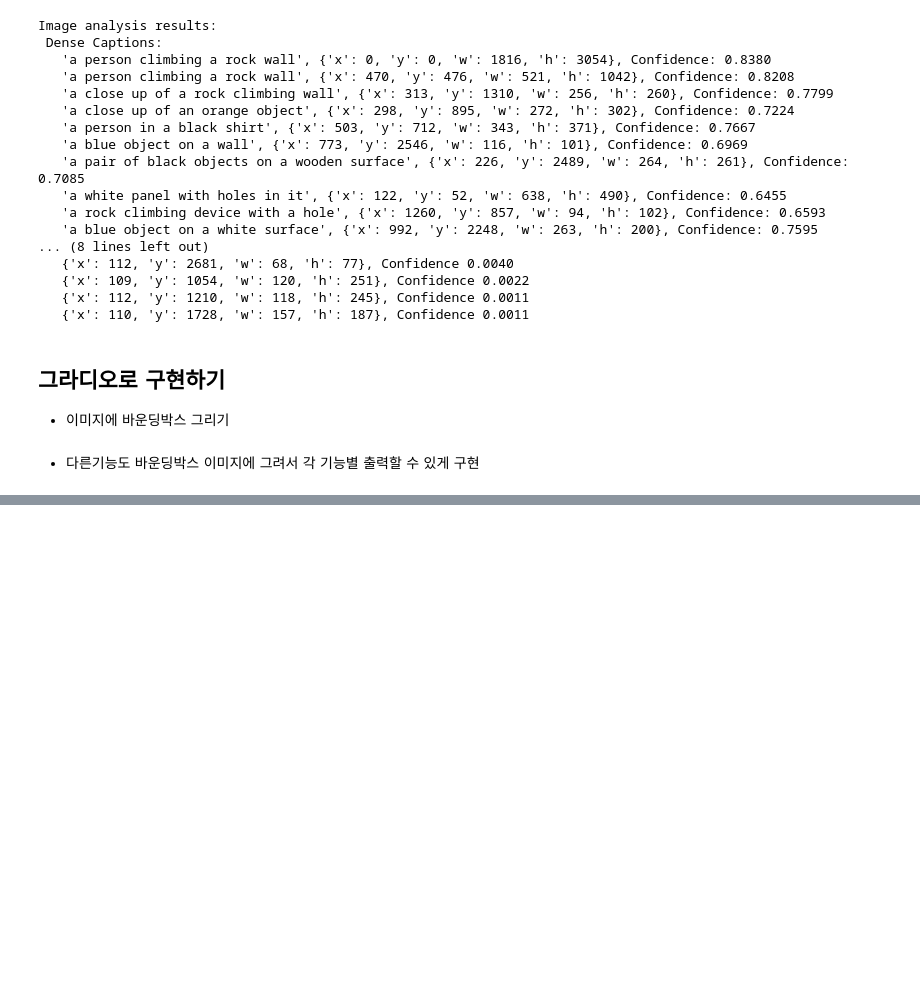
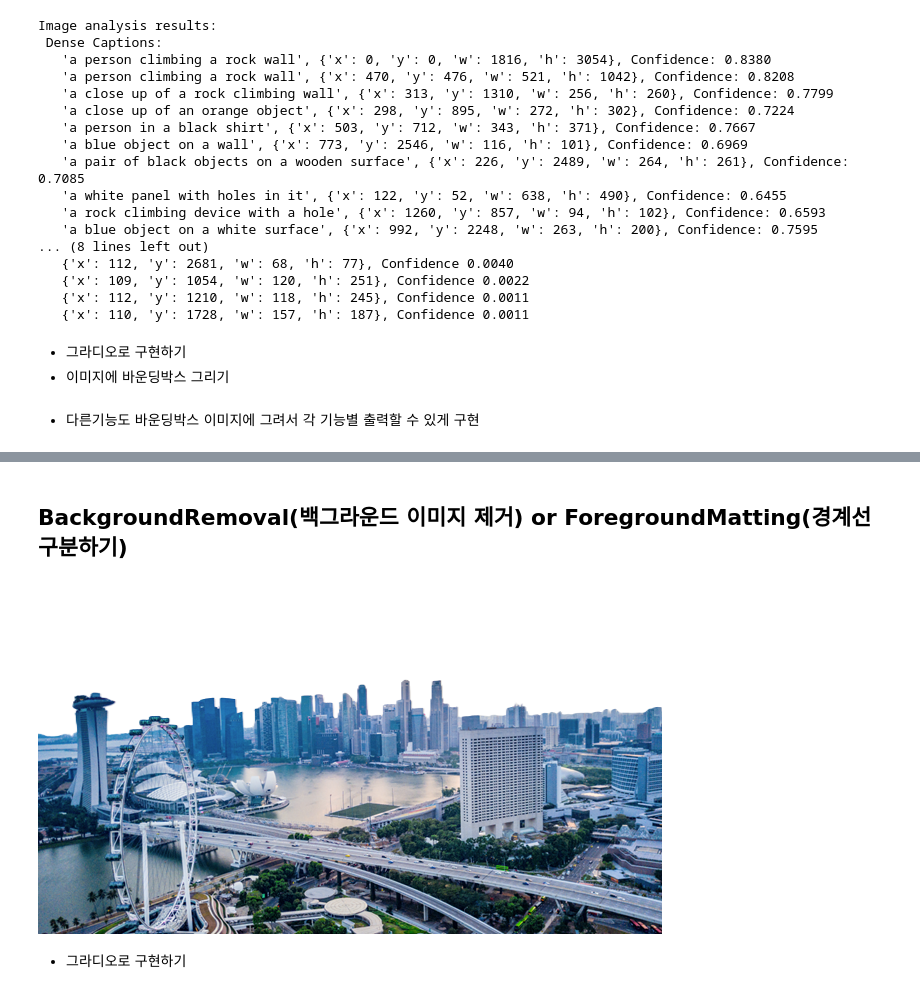
Before and after one commit to yongsuk204/MS_AI_SCHOOL_6, a Jupyter notebook: Azure AI Vision/AiVision.ipynb, the cells around one changed output, grey strips where cells are left out. Drawn from its saved outputs; the diff is of its cells as text; code cells hidden in the pictures; blank space fills up the shorter version.

```diff
--- a/Azure AI Vision/AiVision.ipynb
+++ b/Azure AI Vision/AiVision.ipynb
@@ -261,7 +261,7 @@ Image analysis results:
    {'x': 112, 'y': 1210, 'w': 118, 'h': 245}, Confidence 0.0011
    {'x': 110, 'y': 1728, 'w': 157, 'h': 187}, Confidence 0.0011
 # %% [markdown]
-## 그라디오로 구현하기
+* 그라디오로 구현하기
 * 이미지에 바운딩박스 그리기
 # %%
 import os
@@ -417,3 +417,50 @@ demo.launch()
 
 To create a public link, set `share=True` in `launch()`.
 [interactive output not drawn]
+# %% [markdown]
+## BackgroundRemoval(백그라운드 이미지 제거) or ForegroundMatting(경계선 구분하기)
+# %%
+import requests
+from PIL import Image
+
+vision_endpoint = 'https://a026-aivision-test1.cognitiveservices.azure.com'
+mode_para = 'backgroundRemoval'
+vision_key = '2opvlYSHMsGn8pmtd58OgpkYejsVqZeC7pRUPQelIO6GSOcFnUzdJQQJ99BCAC5RqLJXJ3w3AAAFACOGX9cr'
+api_version = '2023-02-01-preview'
+
+
+def BackGroundForeground(mode_para='backgroundRemoval', image_file=""):
+    url = f"{vision_endpoint}/computervision/imageanalysis:segment"
+
+    headers = {
+        "Content-Type": "application/octet-stream",
+        "Ocp-Apim-Subscription-Key":vision_key
+        }
+
+    params = {
+        'api-version':api_version,
+        'mode':mode_para
+
+    }
+
+    # 로컬 파일을 바이너리로 읽어 요청 보내기
+    with open(image_file, "rb") as f:   # 경로에있는 파일을 읽겠다(Read Binary (읽기 + 바이너리))
+        response = requests.post(url, headers=headers, params=params,data=f)
+
+    # # 응답 확인하기
+    # print(response.status_code)
+
+    if response.status_code == 200:
+        with open("output.jpg", "wb") as f:     # 경로에다가 파일을 작성하겠다(만들겠다) Write Binary (쓰기 + 바이너리)
+            f.write(response._content)  # 이미지 저장
+    else:
+        print('오류')
+
+    # 처리된 이미지 출력하기
+    return display(Image.open('../Azure AI Vision/output.jpg'))
+
+BackGroundForeground(image_file='/Users/laxdin24/Downloads/building-1.png')
+# %% [output]
+[figure, added]
+# %% [markdown]
+* 그라디오로 구현하기
```
Also changed, not shown: parts of 6 cells of this notebook, 8 other files.
